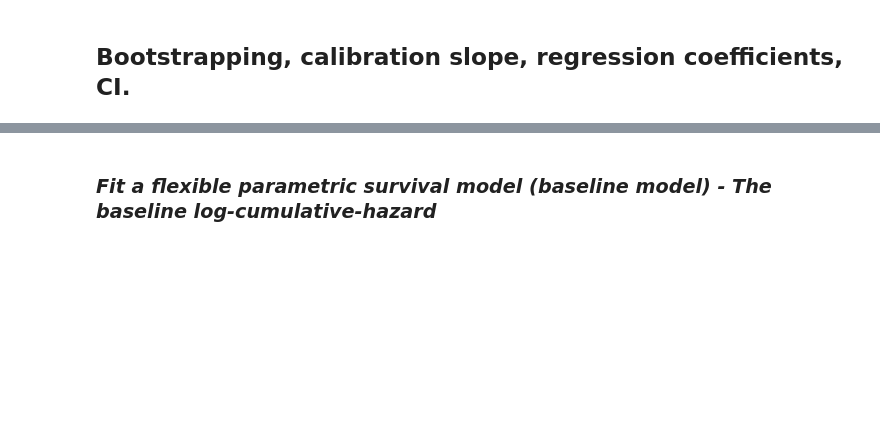
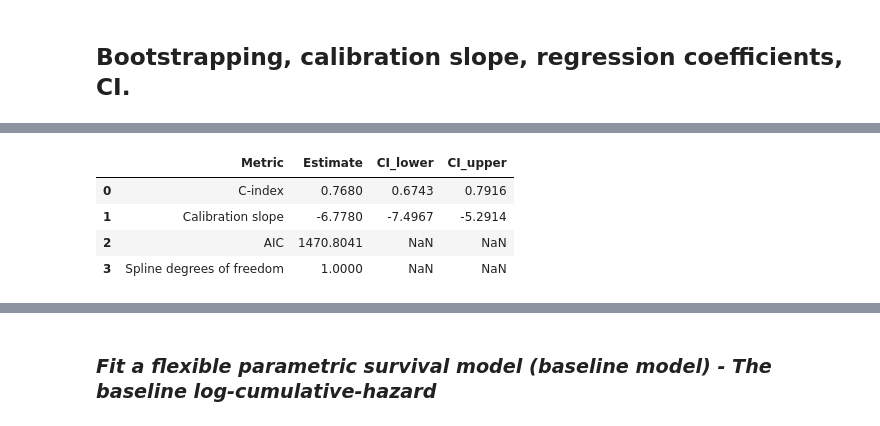
Before and after one commit to Uzoemeka/All_ALS_Data, a Jupyter notebook: 07.1_flexible_parametric_model_script_val_functionized.ipynb, the cells around one changed output, grey strips where cells are left out. Saved outputs shown, nothing was run; the diff lists cells and outputs as text; code cells hidden in the pictures; blank space fills up the shorter version.

```diff
--- a/07.1_flexible_parametric_model_script_val_functionized.ipynb
+++ b/07.1_flexible_parametric_model_script_val_functionized.ipynb
@@ -1052,0 +1087,15 @@ Sex_Male: 0.41554666357158976 95% CI: [0.22607636 0.57125573]
+# %%
+performance_table = pd.DataFrame({
+    "Metric": [ "C-index","Calibration slope", "AIC","Spline degrees of freedom"],
+    "Estimate": [ best_c_index,best_slope, best_aic, best_df],
+    "CI_lower": [ best_cindex_ci[0],best_slope_ci[0], None, None],
+    "CI_upper": [ best_cindex_ci[1],best_slope_ci[1], None, None]
+})
+
+performance_table.round(4)
+# %% [output]
+|  | Metric | Estimate | CI_lower | CI_upper |
+| 0 | C-index | 0.7680 | 0.6743 | 0.7916 |
+| 1 | Calibration slope | -6.7780 | -7.4967 | -5.2914 |
+| 2 | AIC | 1470.8041 | NaN | NaN |
+| 3 | Spline degrees of freedom | 1.0000 | NaN | NaN |
```
Also changed, not shown: parts of 11 cells of this notebook.
